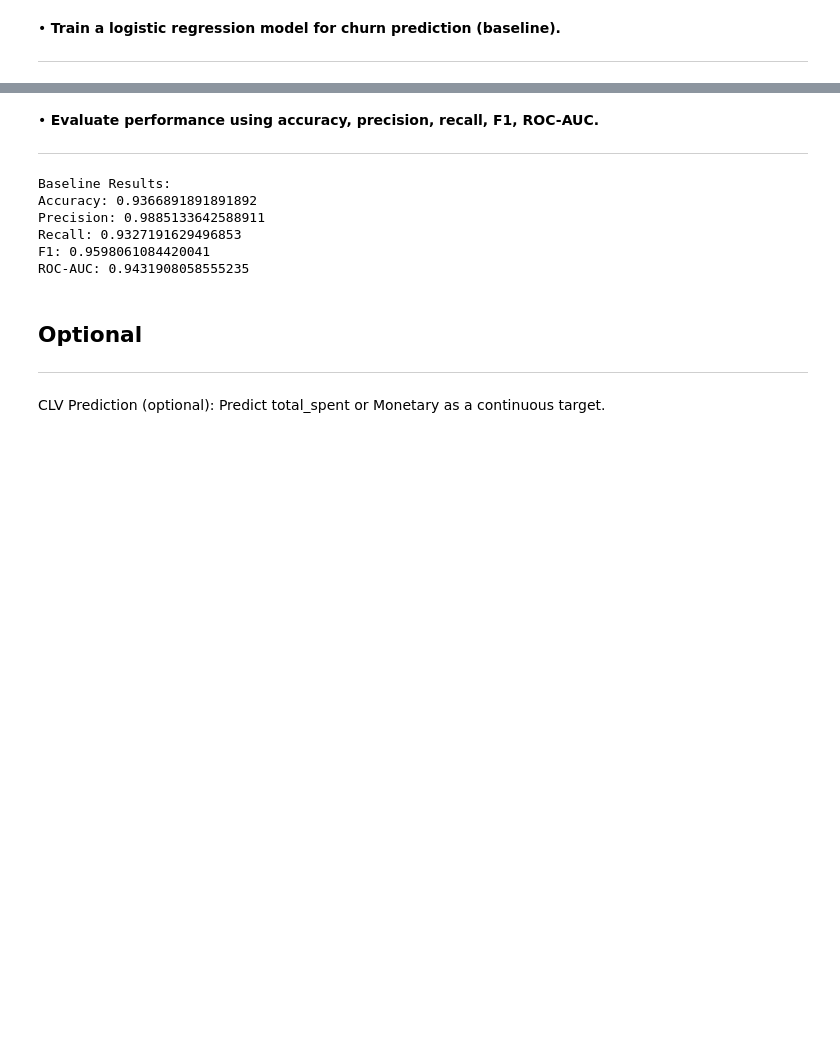
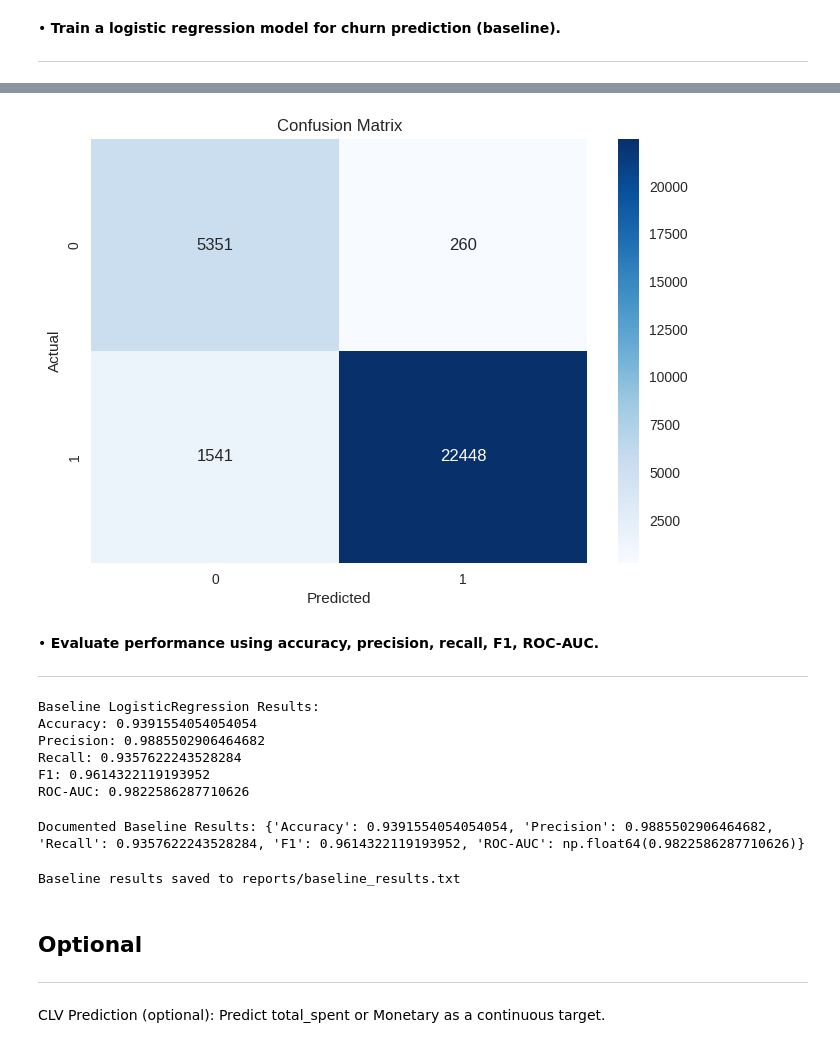
Before and after one commit to Kanakbaghel/Capstone_Project, a Jupyter notebook: Scripts/P2 : Predictive Modelling.ipynb, the cells around one changed output, grey strips where cells are left out. Saved outputs shown, nothing was run; the diff lists cells and outputs as text; code cells hidden in the pictures; blank space fills up the shorter version.

Commit message:
save Baseline result...

```diff
--- a/Scripts/P2 : Predictive Modelling.ipynb
+++ b/Scripts/P2 : Predictive Modelling.ipynb
@@ -522,3 +576,10 @@ Name: count, dtype: int64
 -----
 # %%
 X_train, X_test, y_train, y_test = train_test_split(X, y, test_size=0.3, random_state=42, stratify=y)
+# %%
+min_class_count = y_train.value_counts().min()
+total_train = len(y_train)
+min_class_ratio = min_class_count / total_train
+max_class_ratio = y_train.value_counts().max() / min_class_count
+
+print(f"Min class ratio: {min_class_ratio:.2f}, Class ratio: {max_class_ratio:.2f}")  # Debug print
@@ -524,0 +592,7 @@ X_train, X_test, y_train, y_test = train_test_split(X, y, test_size=0.3, random_
+# %%
+if min_class_ratio < 0.3 or max_class_ratio > 2.0:  # Trigger if minority <30% or uneven
+    smote = SMOTE(random_state=42)
+    X_train, y_train = smote.fit_resample(X_train, y_train)
+    print("Train counts after SMOTE:", y_train.value_counts())  # Should balance to ~34k each
+else:
+    print("Train is balanced – no SMOTE.")
@@ -528,6 +614,6 @@ X_train, X_test, y_train, y_test = train_test_split(X, y, test_size=0.3, random_
 ---
 # %%
 # Baseline: Logistic Regression
-baseline = LogisticRegression(random_state=42, max_iter=1000, solver='liblinear')
+baseline = LogisticRegression(random_state=42, max_iter=1000)
 baseline.fit(X_train, y_train)
 # %% [output]
@@ -534,0 +621,5 @@ LogisticRegression(max_iter=1000, random_state=42, solver='liblinear')
+# %%
+y_pred = baseline.predict(X_test)
+
+print("Accuracy:", accuracy_score(y_test, y_pred))
+print("\nClassification Report:\n", classification_report(y_test, y_pred))
@@ -535,3 +638,13 @@ LogisticRegression(max_iter=1000, random_state=42, solver='liblinear')
+# %%
+# confusion matrix
+cm = confusion_matrix(y_test, y_pred)
+sns.heatmap(cm, annot=True, fmt='d', cmap='Blues')
+plt.xlabel('Predicted')
+plt.ylabel('Actual')
+plt.title('Confusion Matrix')
+plt.show()
+# %% [output]
+[figure, added]
 # %% [markdown]
 • **Evaluate performance using accuracy, precision, recall, F1, ROC-AUC.**
 
@@ -539,19 +655,41 @@ LogisticRegression(max_iter=1000, random_state=42, solver='liblinear')
 # %%
-# Eval metrics
-y_pred_baseline = baseline.predict(X_test)
-print("Baseline Results:")
+print("Baseline LogisticRegression Results:")
 print("Accuracy:", accuracy_score(y_test, y_pred_baseline))
 print("Precision:", precision_score(y_test, y_pred_baseline))
 print("Recall:", recall_score(y_test, y_pred_baseline))
 print("F1:", f1_score(y_test, y_pred_baseline))
-print("ROC-AUC:", roc_auc_score(y_test, y_pred_baseline))
+print("ROC-AUC:", roc_auc_score(y_test, y_pred_proba_baseline))
 # %% [output]
-Baseline Results:
-Accuracy: 0.9366891891891892
-Precision: 0.9885133642588911
-Recall: 0.9327191629496853
-F1: 0.9598061084420041
-ROC-AUC: 0.9431908058555235
+Baseline LogisticRegression Results:
+Accuracy: 0.9391554054054054
+Precision: 0.9885502906464682
+Recall: 0.9357622243528284
+F1: 0.9614322119193952
+ROC-AUC: 0.9822586287710626
+# %%
+# Document Baseline results
+baseline_results = {
+    "Accuracy": accuracy_score(y_test, y_pred_baseline),
+    "Precision": precision_score(y_test, y_pred_baseline),
+    "Recall": recall_score(y_test, y_pred_baseline),
+    "F1": f1_score(y_test, y_pred_baseline),
+    "ROC-AUC": roc_auc_score(y_test, y_pred_proba_baseline)
+}
+print("Documented Baseline Results:", baseline_results)
+# %% [output]
+Documented Baseline Results: {'Accuracy': 0.9391554054054054, 'Precision': 0.9885502906464682, 'Recall': 0.9357622243528284, 'F1': 0.9614322119193952, 'ROC-AUC': np.float64(0.9822586287710626)}
+# %%
+import os # Ensure os module is imported
+
+# Create the 'reports' directory if it doesn't exist
+os.makedirs('reports', exist_ok=True)
+
+# save to report
+with open('reports/baseline_results.txt', 'w') as f:
+    f.write(str(baseline_results))
+print("Baseline results saved to reports/baseline_results.txt")
+# %% [output]
+Baseline results saved to reports/baseline_results.txt
 # %% [markdown]
 ## Optional
 
```
Also changed, not shown: parts of 24 cells of this notebook.
